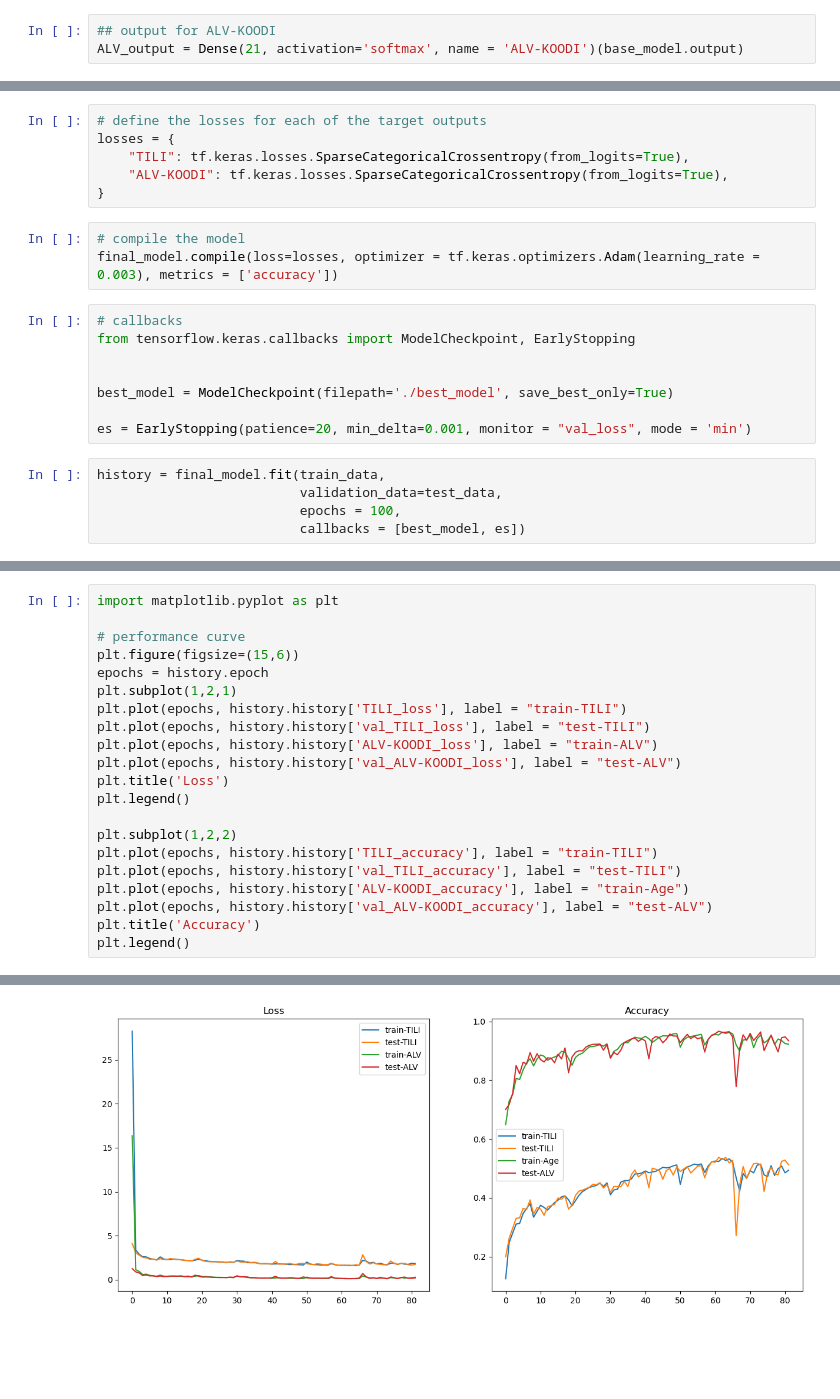
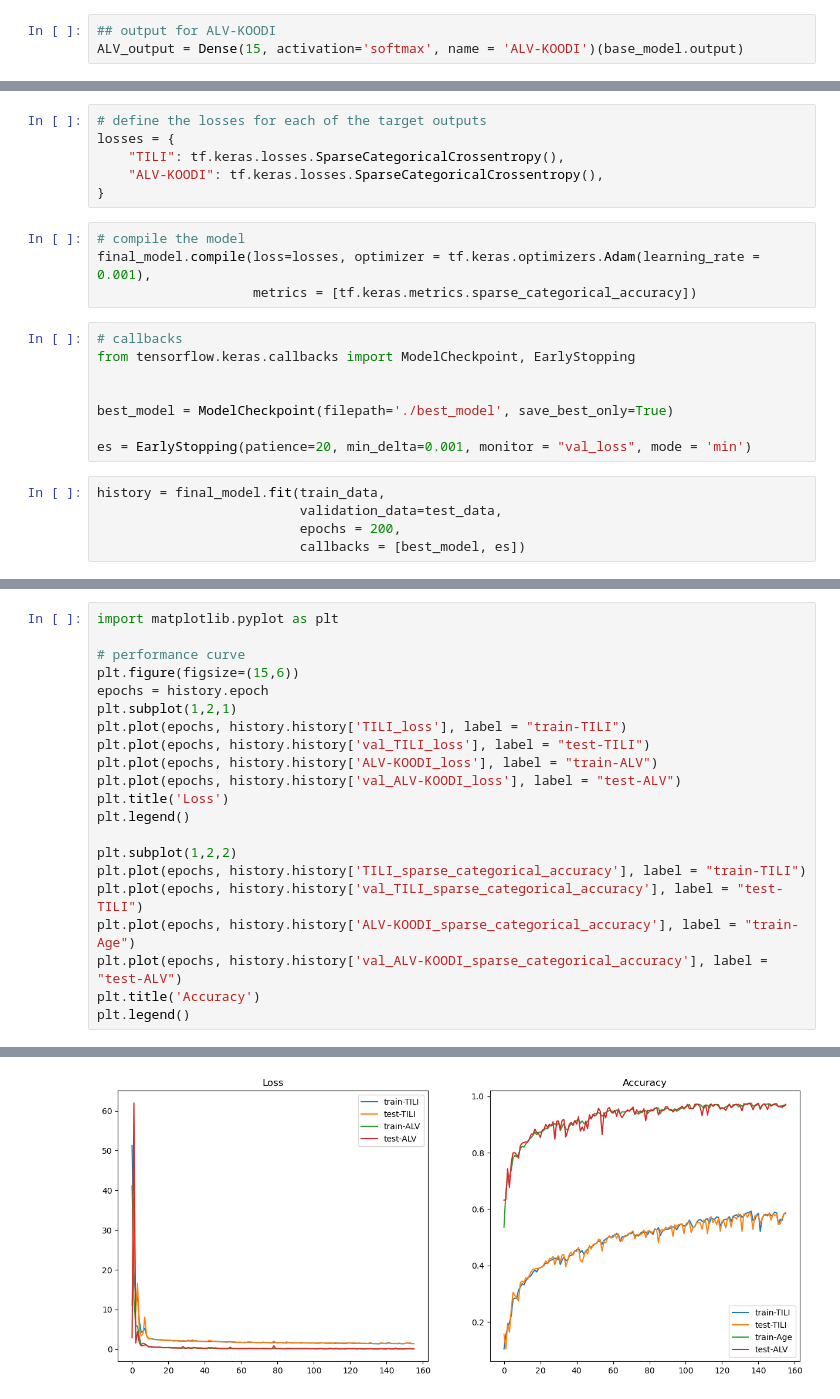
Before and after one commit to ajaybyan/DataScientist-Candidatetask, a Jupyter notebook: 2.Modeling.ipynb, the cells around one changed output, grey strips where cells are left out. Saved outputs shown, nothing was run; the diff lists cells and outputs as text; blank space fills up the shorter version.

```diff
--- a/2.Modeling.ipynb
+++ b/2.Modeling.ipynb
@@ -232,6 +255,6 @@ TILI_output = Dense(68, activation='softmax', name = 'TILI')(base_model.output)
 # %%
 ## output for ALV-KOODI
-ALV_output = Dense(21, activation='softmax', name = 'ALV-KOODI')(base_model.output)
+ALV_output = Dense(15, activation='softmax', name = 'ALV-KOODI')(base_model.output)
 # %%
 final_model = tf.keras.Model(inputs = base_model.input,
                              outputs = (TILI_output, ALV_output) )
@@ -258,12 +281,13 @@ ________________________________________________________________________________
 # %%
 # define the losses for each of the target outputs
 losses = {
-    "TILI": tf.keras.losses.SparseCategoricalCrossentropy(from_logits=True),
-    "ALV-KOODI": tf.keras.losses.SparseCategoricalCrossentropy(from_logits=True),
+    "TILI": tf.keras.losses.SparseCategoricalCrossentropy(),
+    "ALV-KOODI": tf.keras.losses.SparseCategoricalCrossentropy(),
 }
 # %%
 # compile the model
-final_model.compile(loss=losses, optimizer = tf.keras.optimizers.Adam(learning_rate =  0.003), metrics = ['accuracy'])
+final_model.compile(loss=losses, optimizer = tf.keras.optimizers.Adam(learning_rate =  0.001),
+                    metrics = [tf.keras.metrics.sparse_categorical_accuracy])
 # %%
 # callbacks
 from tensorflow.keras.callbacks import ModelCheckpoint, EarlyStopping
@@ -275,6 +299,6 @@ es = EarlyStopping(patience=20, min_delta=0.001, monitor = "val_loss", mode = 'm
 # %%
 history = final_model.fit(train_data,
                           validation_data=test_data,
-                          epochs = 100,
+                          epochs = 200,
                           callbacks = [best_model, es])
 # %% [output]
@@ -299,24 +322,24 @@ Epoch 82/100
 # %%
 import matplotlib.pyplot as plt
 
 # performance curve
 plt.figure(figsize=(15,6))
 epochs = history.epoch
 plt.subplot(1,2,1)
 plt.plot(epochs, history.history['TILI_loss'], label = "train-TILI")
 plt.plot(epochs, history.history['val_TILI_loss'], label = "test-TILI")
 plt.plot(epochs, history.history['ALV-KOODI_loss'], label = "train-ALV")
 plt.plot(epochs, history.history['val_ALV-KOODI_loss'], label = "test-ALV")
 plt.title('Loss')
 plt.legend()
 
 plt.subplot(1,2,2)
-plt.plot(epochs, history.history['TILI_accuracy'], label = "train-TILI")
-plt.plot(epochs, history.history['val_TILI_accuracy'], label = "test-TILI")
-plt.plot(epochs, history.history['ALV-KOODI_accuracy'], label = "train-Age")
-plt.plot(epochs, history.history['val_ALV-KOODI_accuracy'], label = "test-ALV")
+plt.plot(epochs, history.history['TILI_sparse_categorical_accuracy'], label = "train-TILI")
+plt.plot(epochs, history.history['val_TILI_sparse_categorical_accuracy'], label = "test-TILI")
+plt.plot(epochs, history.history['ALV-KOODI_sparse_categorical_accuracy'], label = "train-Age")
+plt.plot(epochs, history.history['val_ALV-KOODI_sparse_categorical_accuracy'], label = "test-ALV")
 plt.title('Accuracy')
 plt.legend()
 # %% [output]
 <matplotlib.legend.Legend at 0x...>
-[figure, old version]
+[figure, new version]
```
Also changed, not shown: parts of 14 cells of this notebook, 1 other file.
